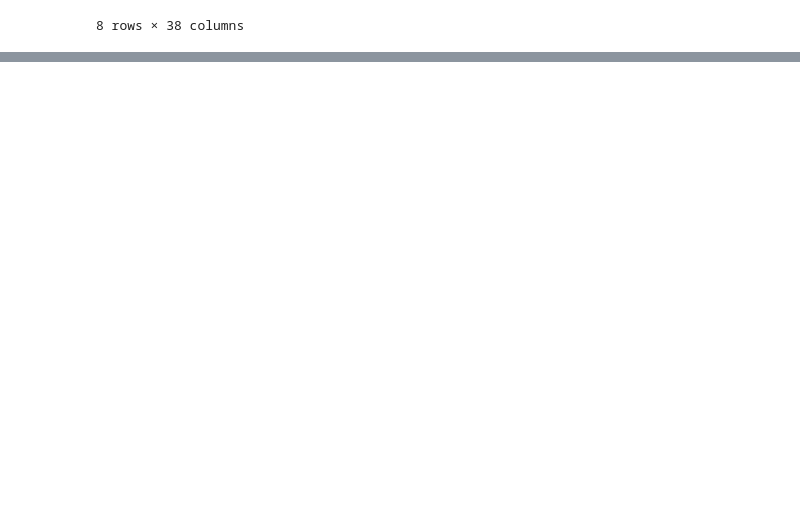
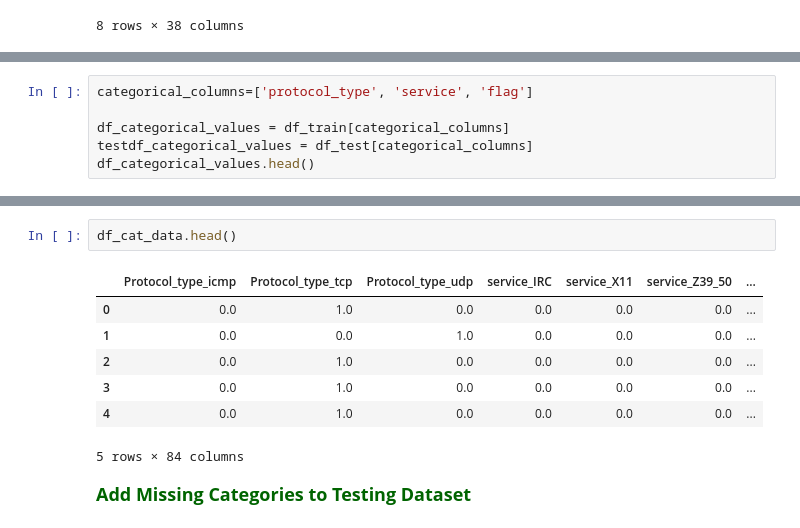
Before and after one commit to shaurya-src/net-ids, a Jupyter notebook: src/NetworkIDS - ISM Project.ipynb, the cells around one changed output, grey strips where cells are left out. Cells and saved outputs as stored; diff of their text form; blank space fills up the shorter version.

```diff
--- a/src/NetworkIDS - ISM Project.ipynb
+++ b/src/NetworkIDS - ISM Project.ipynb
@@ -189,0 +185,6 @@ df_categorical_values.head()
+# %%
+categorical_columns=['protocol_type', 'service', 'flag']
+
+df_categorical_values = df_train[categorical_columns]
+testdf_categorical_values = df_test[categorical_columns]
+df_categorical_values.head()
@@ -216,0 +258,12 @@ print(len(dumcols))
+# %%
+df_cat_data.head()
+# %% [output]
+|  | Protocol_type_icmp | Protocol_type_tcp | Protocol_type_udp | service_IRC | service_X11 | service_Z39_50 | ... |
+| 0 | 0.0 | 1.0 | 0.0 | 0.0 | 0.0 | 0.0 | ... |
+| 1 | 0.0 | 0.0 | 1.0 | 0.0 | 0.0 | 0.0 | ... |
+| 2 | 0.0 | 1.0 | 0.0 | 0.0 | 0.0 | 0.0 | ... |
+| 3 | 0.0 | 1.0 | 0.0 | 0.0 | 0.0 | 0.0 | ... |
+| 4 | 0.0 | 1.0 | 0.0 | 0.0 | 0.0 | 0.0 | ... |
+5 rows × 84 columns
+# %% [markdown]
+<span style="color:darkgreen; font-weight:bold; font-size:18px">Add Missing Categories to Testing Dataset
```
Also changed, not shown: parts of 61 cells of this notebook.
